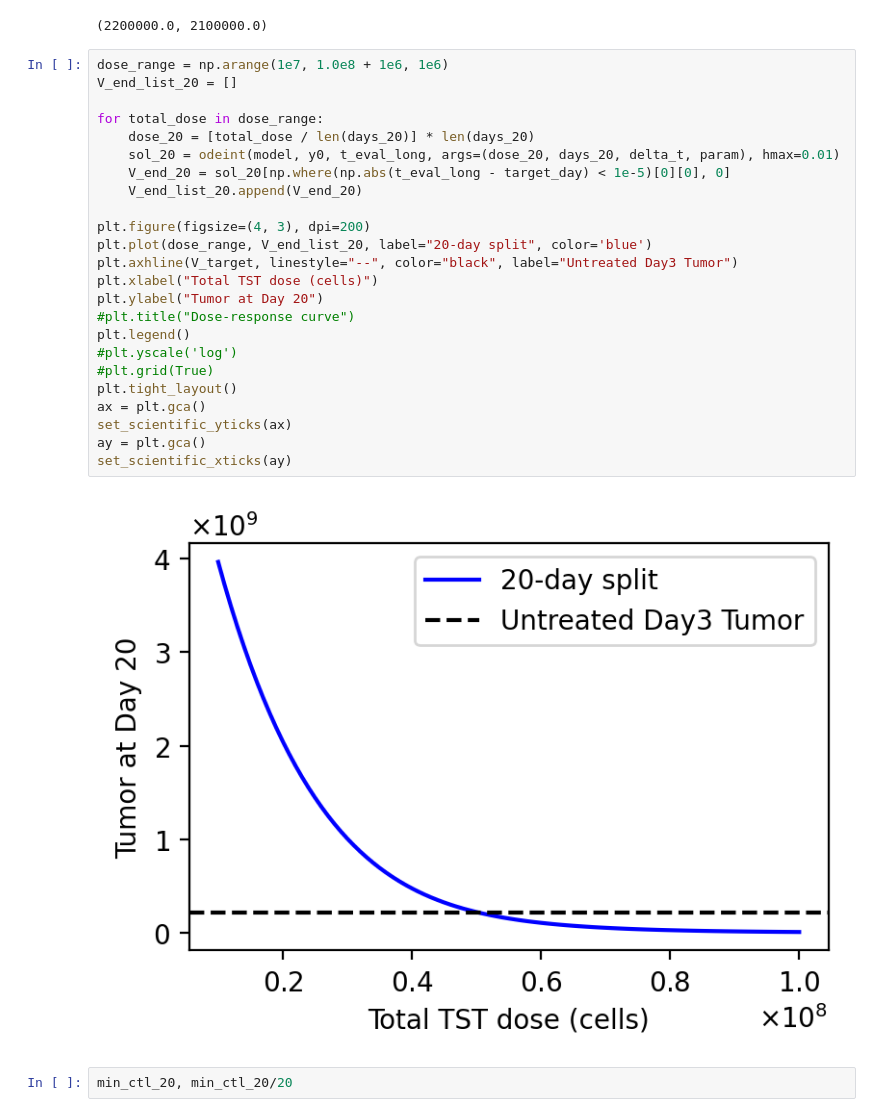
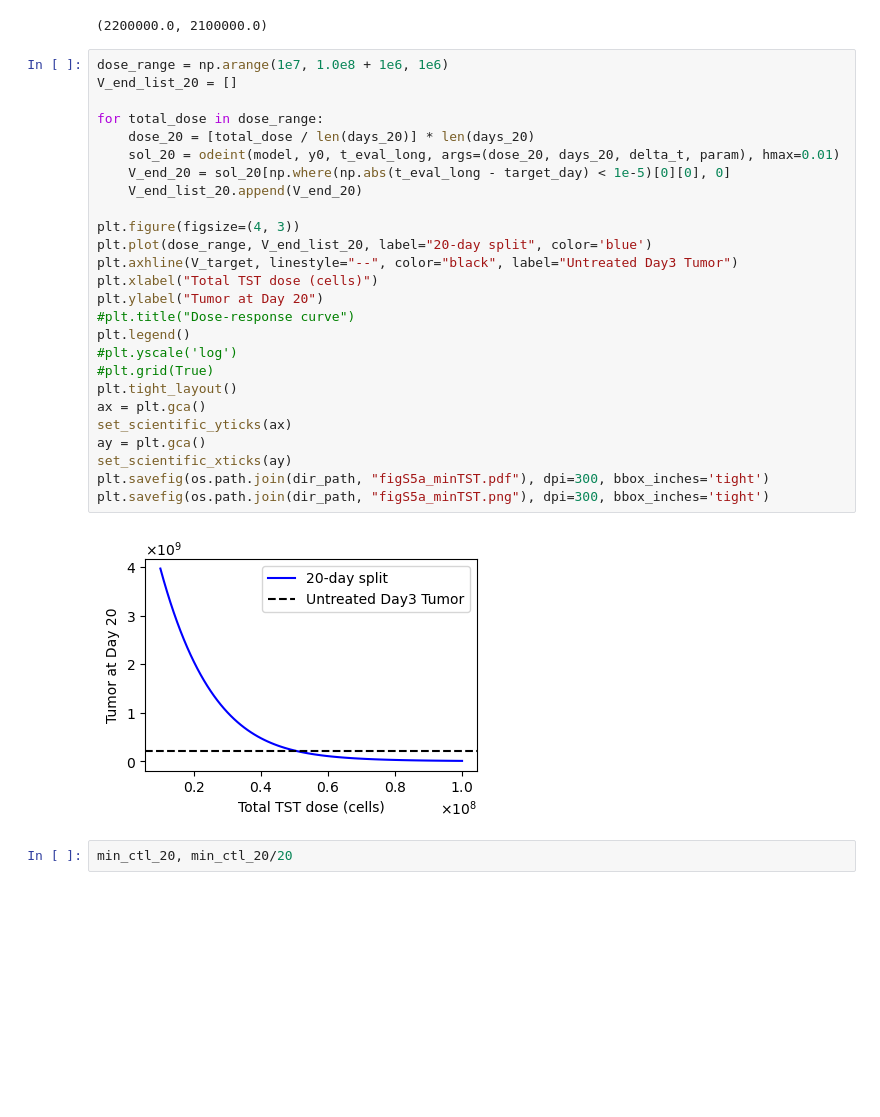
Before and after one commit to Rockyperiod/b16_act_analysis, a Jupyter notebook: code/ode_model/04_adaptive_dosing.ipynb, the cells around one changed output. Cells and saved outputs as stored; diff of their text form; blank space fills up the shorter version.

```diff
--- a/code/ode_model/04_adaptive_dosing.ipynb
+++ b/code/ode_model/04_adaptive_dosing.ipynb
@@ -118,29 +118,31 @@ min_ctl_7, final_V_7, min_ctl_20, final_V_20, V_target
 # %%
 dose_range = np.arange(1e7, 1.0e8 + 1e6, 1e6)
 V_end_list_20 = []
 
 for total_dose in dose_range:
     dose_20 = [total_dose / len(days_20)] * len(days_20)
     sol_20 = odeint(model, y0, t_eval_long, args=(dose_20, days_20, delta_t, param), hmax=0.01)
     V_end_20 = sol_20[np.where(np.abs(t_eval_long - target_day) < 1e-5)[0][0], 0]
     V_end_list_20.append(V_end_20)
 
-plt.figure(figsize=(4, 3), dpi=200)
+plt.figure(figsize=(4, 3))
 plt.plot(dose_range, V_end_list_20, label="20-day split", color='blue')
 plt.axhline(V_target, linestyle="--", color="black", label="Untreated Day3 Tumor")
 plt.xlabel("Total TST dose (cells)")
 plt.ylabel("Tumor at Day 20")
 #plt.title("Dose-response curve")
 plt.legend()
 #plt.yscale('log')
 #plt.grid(True)
 plt.tight_layout()
 ax = plt.gca()
 set_scientific_yticks(ax)
 ay = plt.gca()
 set_scientific_xticks(ay)
+plt.savefig(os.path.join(dir_path, "figS5a_minTST.pdf"), dpi=300, bbox_inches='tight')
+plt.savefig(os.path.join(dir_path, "figS5a_minTST.png"), dpi=300, bbox_inches='tight')
 # %% [output]
-[figure, old version]
+[figure, new version]
 # %%
 min_ctl_20, min_ctl_20/20
 # %% [output]
```
Also changed, not shown: parts of 7 cells of this notebook.
